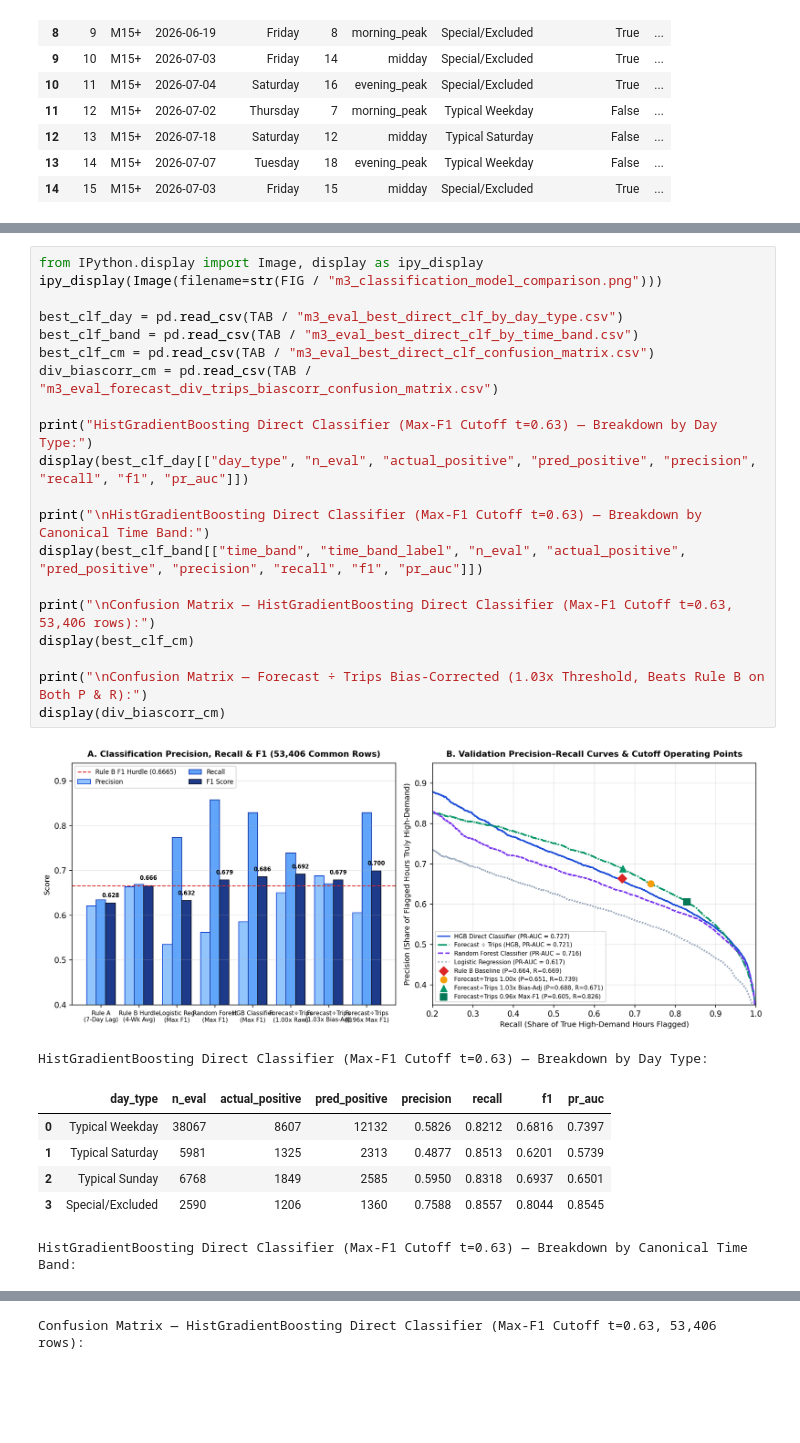
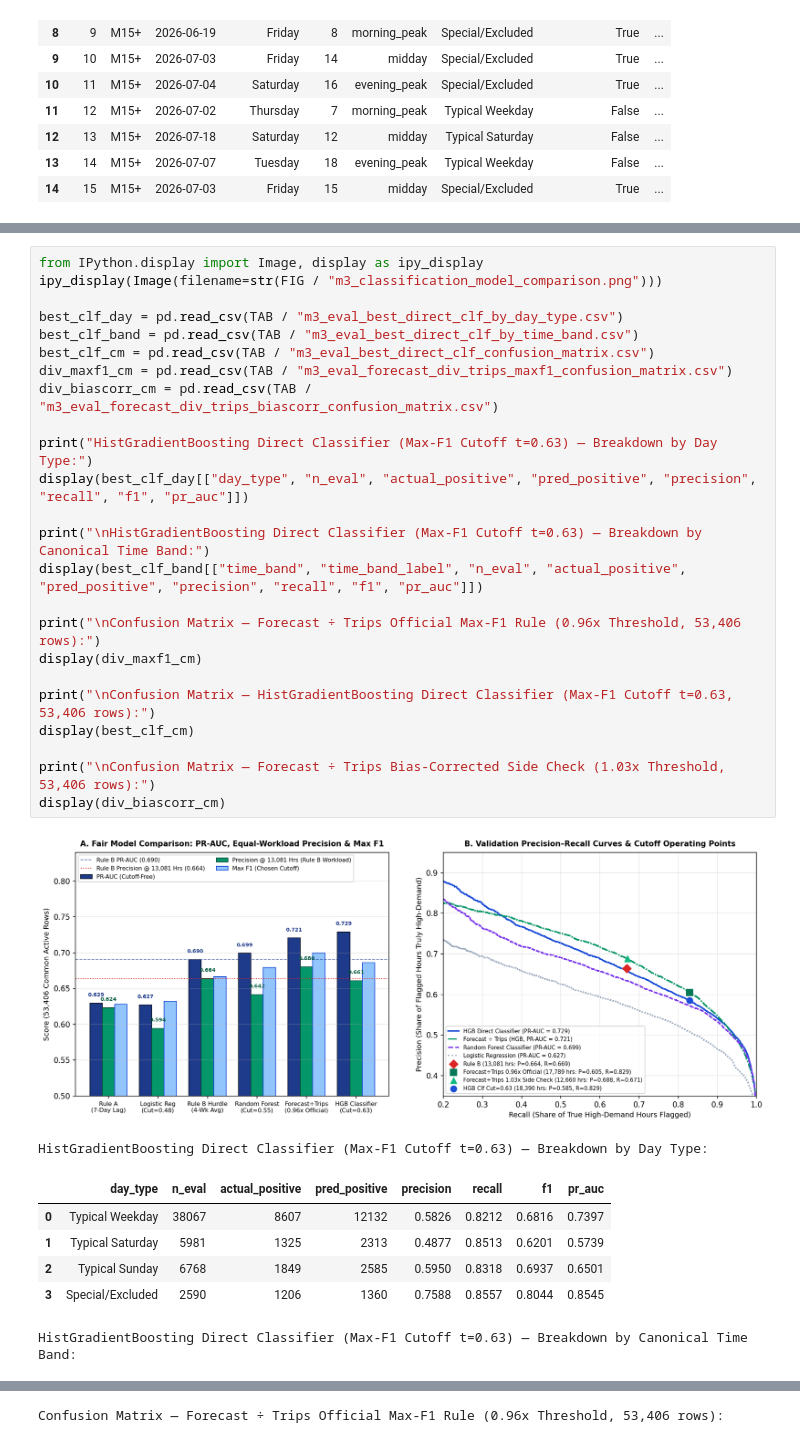
Before and after one commit to springboardmentor441p-coderr/Powered-Public-Transit-Route-Optimization, a Jupyter notebook: notebooks/routeranker.ipynb, the cells around one changed output, grey strips where cells are left out. Cells and saved outputs as stored; diff of their text form; blank space fills up the shorter version.

```diff
--- a/notebooks/routeranker.ipynb
+++ b/notebooks/routeranker.ipynb
@@ -1239,25 +1258,29 @@ The chart and tables below display the Precision, Recall, F1, and PR-AUC compari
 # %%
 from IPython.display import Image, display as ipy_display
 ipy_display(Image(filename=str(FIG / "m3_classification_model_comparison.png")))
 
 best_clf_day = pd.read_csv(TAB / "m3_eval_best_direct_clf_by_day_type.csv")
 best_clf_band = pd.read_csv(TAB / "m3_eval_best_direct_clf_by_time_band.csv")
 best_clf_cm = pd.read_csv(TAB / "m3_eval_best_direct_clf_confusion_matrix.csv")
+div_maxf1_cm = pd.read_csv(TAB / "m3_eval_forecast_div_trips_maxf1_confusion_matrix.csv")
 div_biascorr_cm = pd.read_csv(TAB / "m3_eval_forecast_div_trips_biascorr_confusion_matrix.csv")
 
 print("HistGradientBoosting Direct Classifier (Max-F1 Cutoff t=0.63) — Breakdown by Day Type:")
 display(best_clf_day[["day_type", "n_eval", "actual_positive", "pred_positive", "precision", "recall", "f1", "pr_auc"]])
 
 print("\nHistGradientBoosting Direct Classifier (Max-F1 Cutoff t=0.63) — Breakdown by Canonical Time Band:")
 display(best_clf_band[["time_band", "time_band_label", "n_eval", "actual_positive", "pred_positive", "precision", "recall", "f1", "pr_auc"]])
 
+print("\nConfusion Matrix — Forecast ÷ Trips Official Max-F1 Rule (0.96x Threshold, 53,406 rows):")
+display(div_maxf1_cm)
+
 print("\nConfusion Matrix — HistGradientBoosting Direct Classifier (Max-F1 Cutoff t=0.63, 53,406 rows):")
 display(best_clf_cm)
 
-print("\nConfusion Matrix — Forecast ÷ Trips Bias-Corrected (1.03x Threshold, Beats Rule B on Both P & R):")
+print("\nConfusion Matrix — Forecast ÷ Trips Bias-Corrected Side Check (1.03x Threshold, 53,406 rows):")
 display(div_biascorr_cm)
 # %% [output]
-[figure, old version]
+[figure, new version]
 HistGradientBoosting Direct Classifier (Max-F1 Cutoff t=0.63) — Breakdown by Day Type:
 |  | day_type | n_eval | actual_positive | pred_positive | precision | recall | f1 | pr_auc |
 | 0 | Typical Weekday | 38067 | 8607 | 12132 | 0.5826 | 0.8212 | 0.6816 | 0.7397 |
@@ -1271,5 +1294,5 @@ HistGradientBoosting Direct Classifier (Max-F1 Cutoff t=0.63) — Breakdown by C
 | 2 | midday | Midday (10:00–15:59) | 14724 | 5848 | 8404 | 0.5840 | 0.8393 | 0.6887 | ... |
 | 3 | evening_peak | Evening Peak (16:00–18:59) | 7446 | 3732 | 5776 | 0.5930 | 0.9177 | 0.7204 | ... |
 | 4 | night | Night (19:00–03:59) | 18116 | 606 | 193 | 0.4560 | 0.1452 | 0.2203 | ... |
-Confusion Matrix — HistGradientBoosting Direct Classifier (Max-F1 Cutoff t=0.63, 53,406 rows):
+Confusion Matrix — Forecast ÷ Trips Official Max-F1 Rule (0.96x Threshold, 53,406 rows):
 |  | Actual Class | Pred Normal (0) | Pred High (1) | Total Actual | Model |
```
Also changed, not shown: parts of 14 cells of this notebook, 20 other files.
